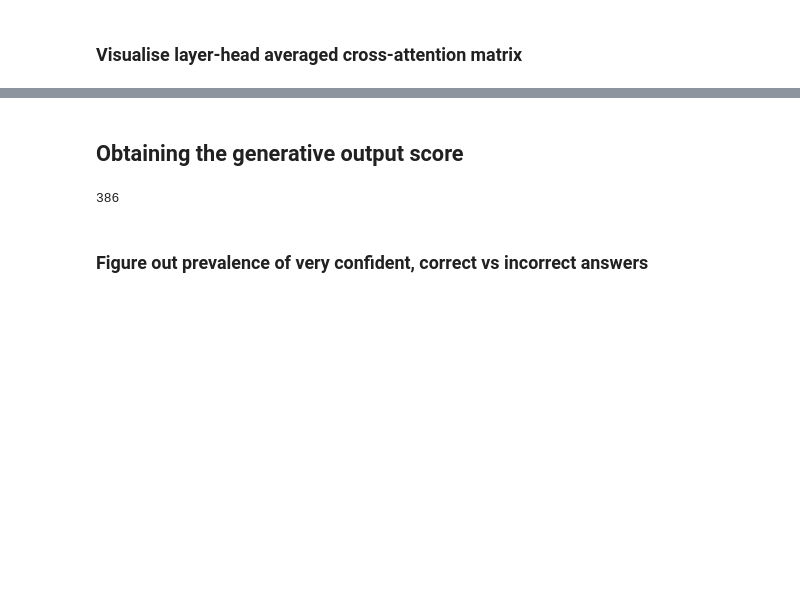
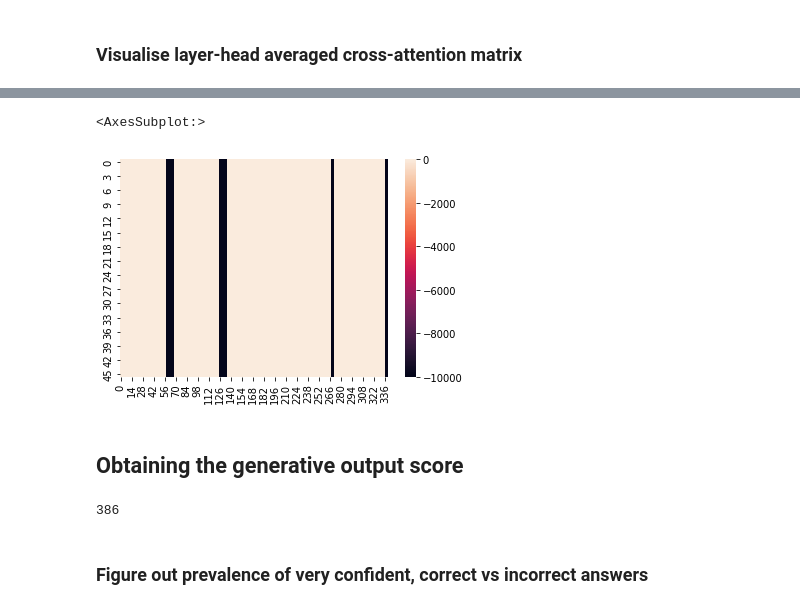
Before and after one commit to casetext/FiD, a Jupyter notebook: notebooks/FiD_confidence_thresholding.ipynb, the cells around one changed output, grey strips where cells are left out. Drawn from its saved outputs; the diff is of its cells as text; code cells hidden in the pictures; blank space fills up the shorter version.

```diff
--- a/notebooks/FiD_confidence_thresholding.ipynb
+++ b/notebooks/FiD_confidence_thresholding.ipynb
@@ -452,3 +404,8 @@ ax.matshow(avg_attention_matrix.cpu().numpy(), aspect='auto', vmin=0)
+# %%
+sns.heatmap(avg_attn_matrix.cpu().numpy())
+# %% [output]
+<AxesSubplot:>
+[figure, added]
 # %% [markdown]
 ## Obtaining the generative output score
 # %%
```
Also changed, not shown: parts of 25 cells of this notebook.
